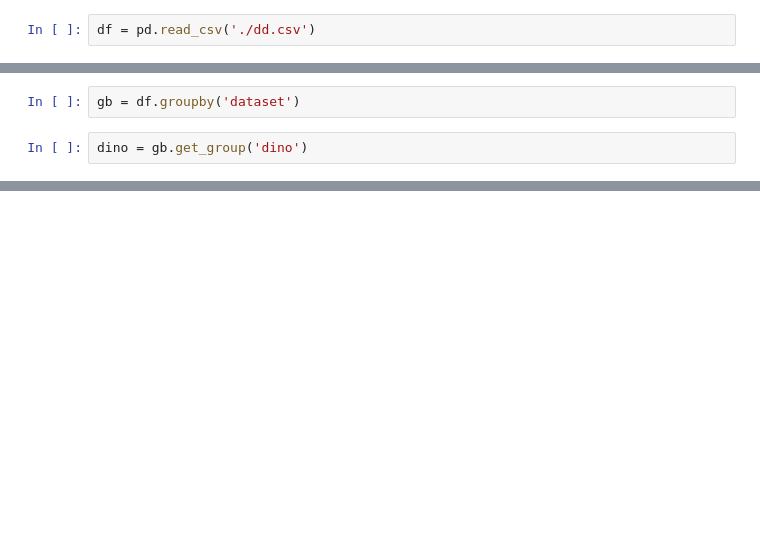
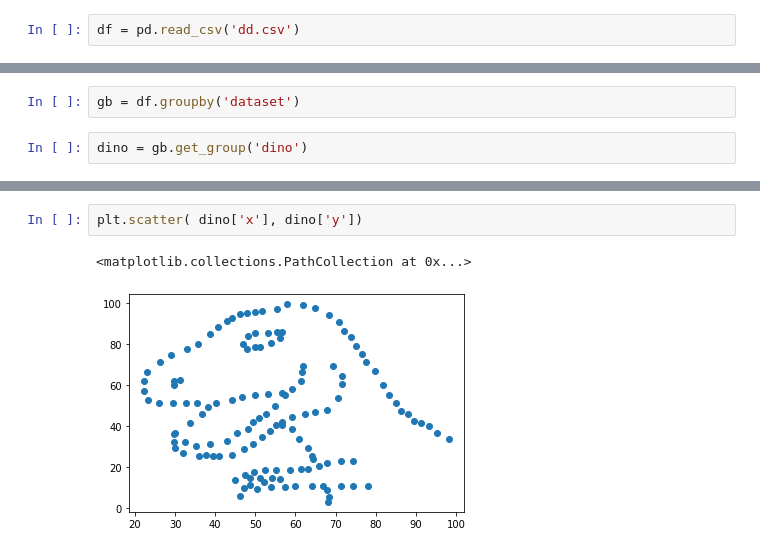
Before and after one commit to wingated/cs180_labs, a Jupyter notebook: datasaurus.ipynb, the cells around one changed output, grey strips where cells are left out. Drawn from its saved outputs; the diff is of its cells as text; blank space fills up the shorter version.

```diff
--- a/datasaurus.ipynb
+++ b/datasaurus.ipynb
@@ -11,2 +23,2 @@ import matplotlib.pyplot as plt
 # %%
-df = pd.read_csv('./dd.csv')
+df = pd.read_csv('dd.csv')
@@ -18,0 +103,5 @@ dino.describe()
+# %%
+plt.scatter( dino['x'], dino['y'])
+# %% [output]
+<matplotlib.collections.PathCollection at 0x...>
+[figure, added]
```
Also changed, not shown: parts of 12 cells of this notebook.
